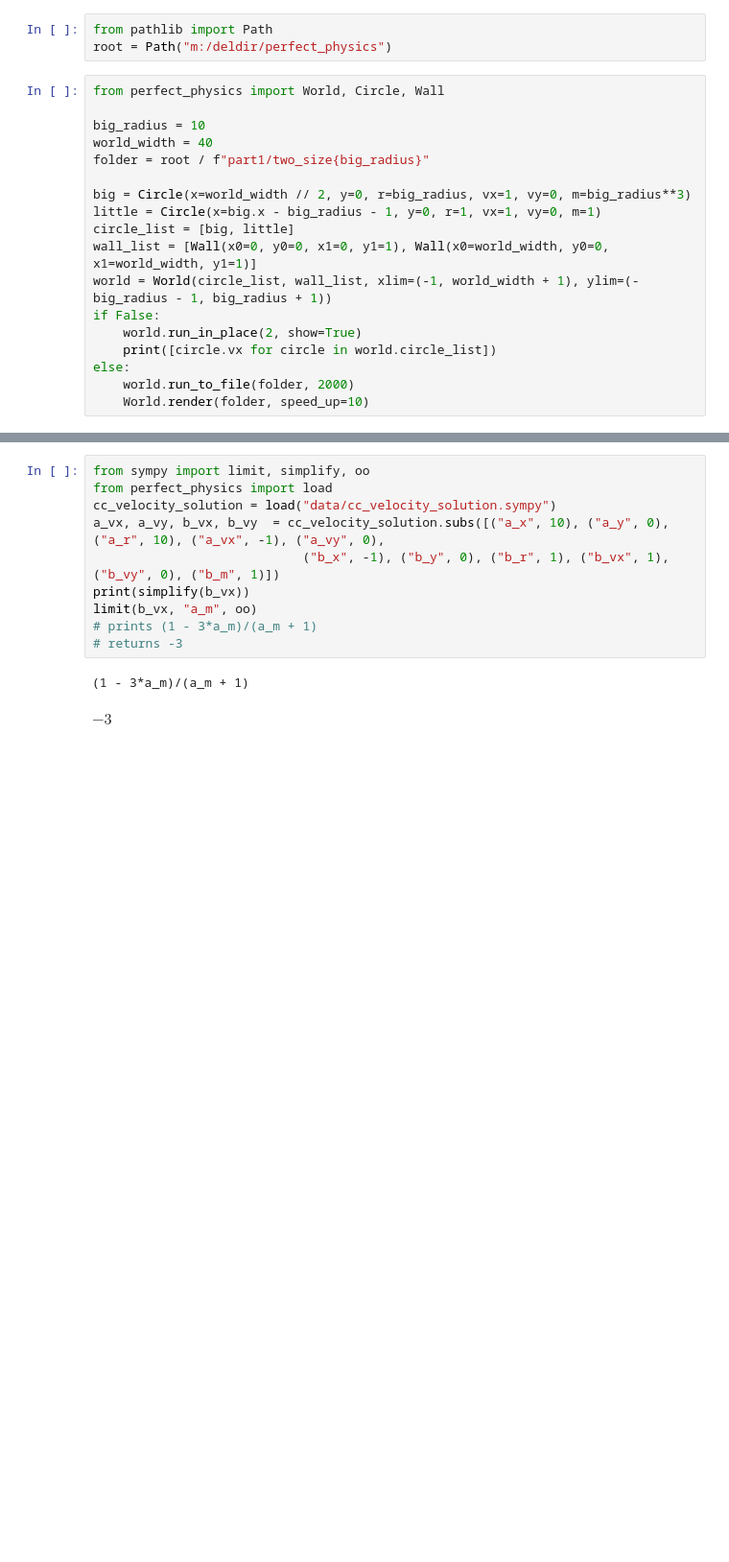
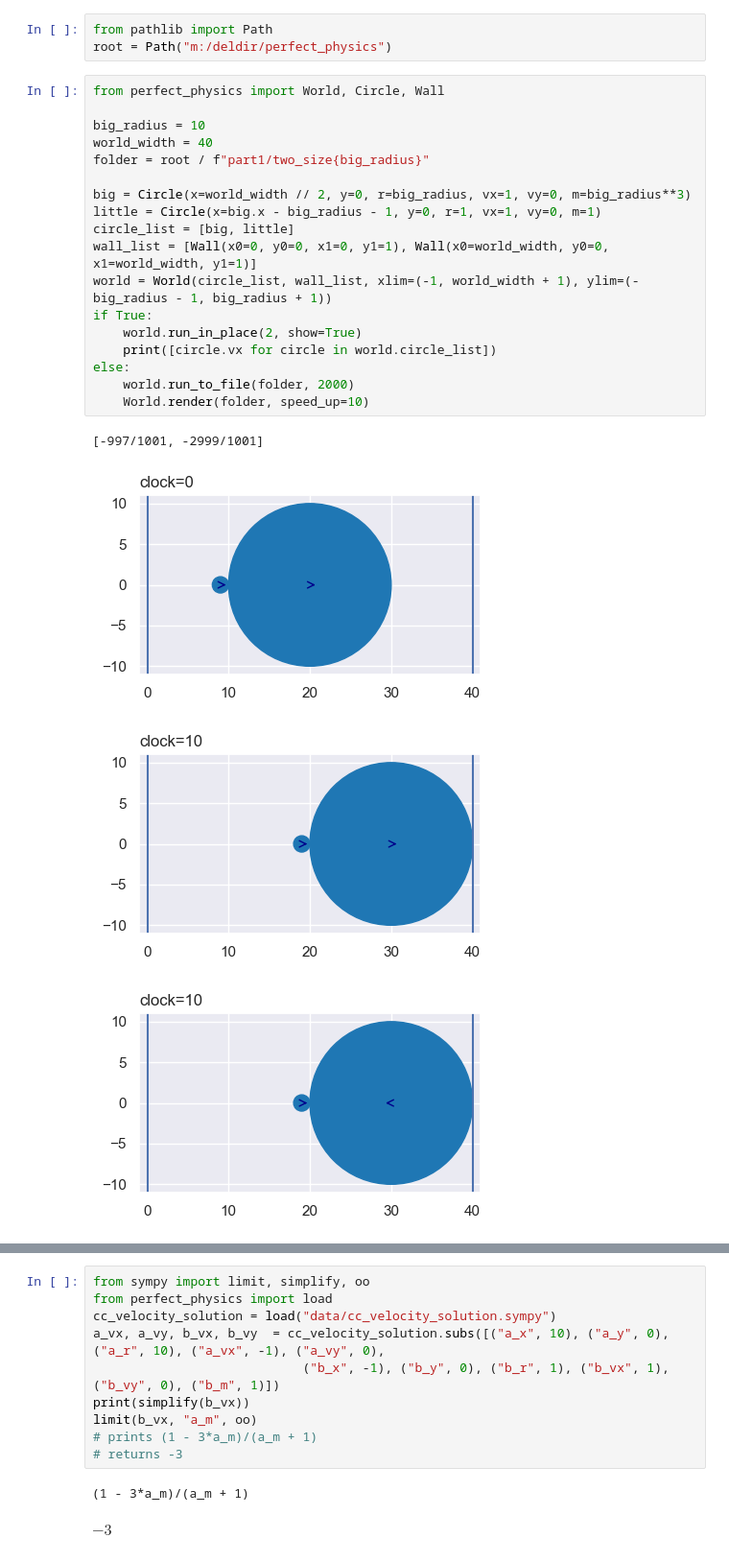
Before and after one commit to CarlKCarlK/perfect-physics, a Jupyter notebook: part_1_two_size.ipynb, the cells around one changed output, grey strips where cells are left out. Shown: that part at 96% size. Drawn from its saved outputs; the diff is of its cells as text; blank space fills up the shorter version.

```diff
--- a/part_1_two_size.ipynb
+++ b/part_1_two_size.ipynb
@@ -4,18 +4,23 @@ root = Path("m:/deldir/perfect_physics")
 # %%
 from perfect_physics import World, Circle, Wall
 
 big_radius = 10
 world_width = 40
 folder = root / f"part1/two_size{big_radius}"
 
 big = Circle(x=world_width // 2, y=0, r=big_radius, vx=1, vy=0, m=big_radius**3)
 little = Circle(x=big.x - big_radius - 1, y=0, r=1, vx=1, vy=0, m=1)
 circle_list = [big, little]
 wall_list = [Wall(x0=0, y0=0, x1=0, y1=1), Wall(x0=world_width, y0=0, x1=world_width, y1=1)]
 world = World(circle_list, wall_list, xlim=(-1, world_width + 1), ylim=(-big_radius - 1, big_radius + 1))
-if False:
+if True:
     world.run_in_place(2, show=True)
     print([circle.vx for circle in world.circle_list])
 else:
     world.run_to_file(folder, 2000)
     World.render(folder, speed_up=10)
+# %% [output]
+[-997/1001, -2999/1001]
+[figure, added]
+[figure, added]
+[figure, added]
```
Also changed, not shown: parts of 2 cells of this notebook, 1 other file.
